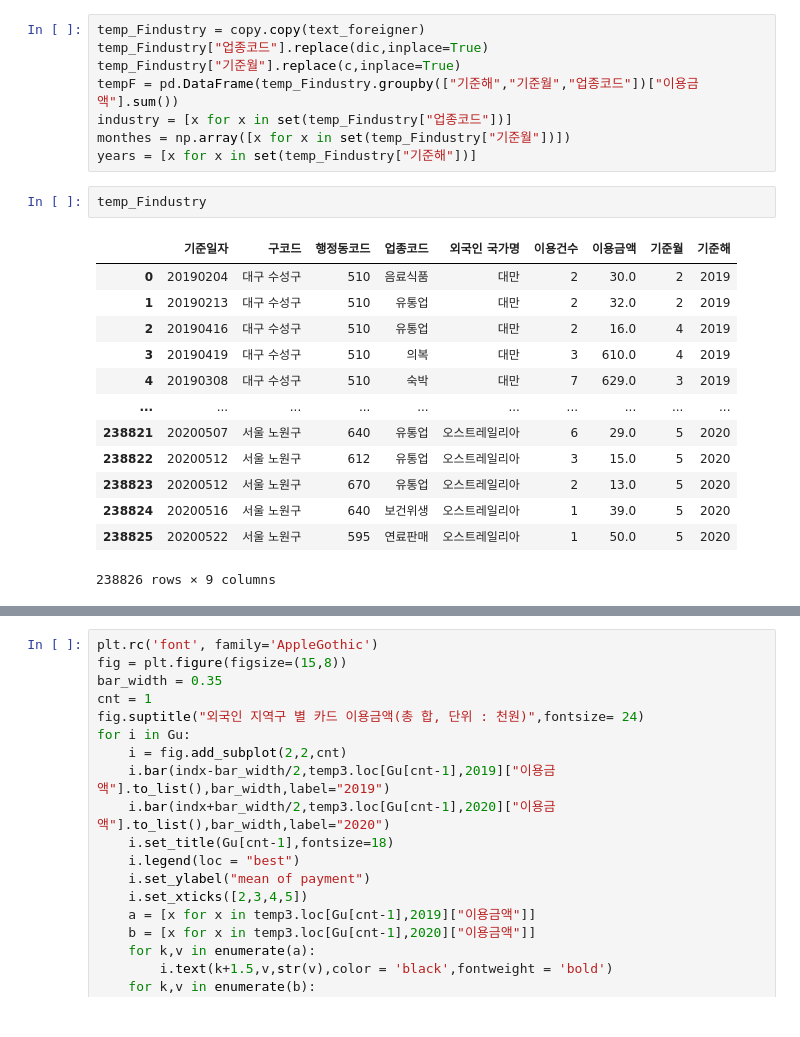
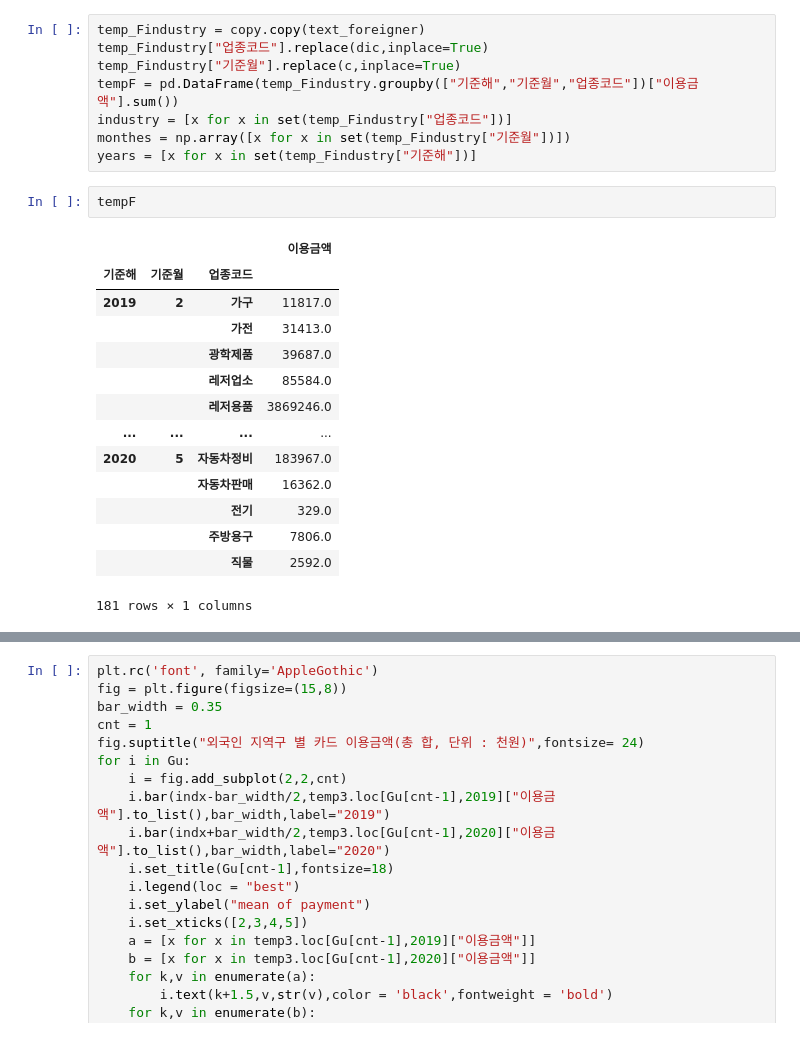
Before and after one commit to Kimdongui/Algorithm, a Jupyter notebook: 카드 데이터 파싱.ipynb, the cells around one changed output, grey strips where cells are left out. Saved outputs shown, nothing was run; the diff lists cells and outputs as text.

```diff
--- a/카드 데이터 파싱.ipynb
+++ b/카드 데이터 파싱.ipynb
@@ -462,19 +462,20 @@ tempF = pd.DataFrame(temp_Findustry.groupby(["기준해","기준월","업종코
 industry = [x for x in set(temp_Findustry["업종코드"])]
 monthes = np.array([x for x in set(temp_Findustry["기준월"])])
 years = [x for x in set(temp_Findustry["기준해"])]
-# %%
-temp_Findustry
-# %% [output]
-|  | 기준일자 | 구코드 | 행정동코드 | 업종코드 | 외국인 국가명 | 이용건수 | 이용금액 | 기준월 | 기준해 |
-| 0 | 20190204 | 대구 수성구 | 510 | 음료식품 | 대만 | 2 | 30.0 | 2 | 2019 |
-| 1 | 20190213 | 대구 수성구 | 510 | 유통업 | 대만 | 2 | 32.0 | 2 | 2019 |
-| 2 | 20190416 | 대구 수성구 | 510 | 유통업 | 대만 | 2 | 16.0 | 4 | 2019 |
-| 3 | 20190419 | 대구 수성구 | 510 | 의복 | 대만 | 3 | 610.0 | 4 | 2019 |
-| 4 | 20190308 | 대구 수성구 | 510 | 숙박 | 대만 | 7 | 629.0 | 3 | 2019 |
-| ... | ... | ... | ... | ... | ... | ... | ... | ... | ... |
-| 238821 | 20200507 | 서울 노원구 | 640 | 유통업 | 오스트레일리아 | 6 | 29.0 | 5 | 2020 |
-| 238822 | 20200512 | 서울 노원구 | 612 | 유통업 | 오스트레일리아 | 3 | 15.0 | 5 | 2020 |
-| 238823 | 20200512 | 서울 노원구 | 670 | 유통업 | 오스트레일리아 | 2 | 13.0 | 5 | 2020 |
-| 238824 | 20200516 | 서울 노원구 | 640 | 보건위생 | 오스트레일리아 | 1 | 39.0 | 5 | 2020 |
-| 238825 | 20200522 | 서울 노원구 | 595 | 연료판매 | 오스트레일리아 | 1 | 50.0 | 5 | 2020 |
-238826 rows × 9 columns
+# %%
+tempF
+# %% [output]
+|  |  |  | 이용금액 |
+| 기준해 | 기준월 | 업종코드 |  |
+| 2019 | 2 | 가구 | 11817.0 |
+|  |  | 가전 | 31413.0 |
+|  |  | 광학제품 | 39687.0 |
+|  |  | 레저업소 | 85584.0 |
+|  |  | 레저용품 | 3869246.0 |
+| ... | ... | ... | ... |
+| 2020 | 5 | 자동차정비 | 183967.0 |
+|  |  | 자동차판매 | 16362.0 |
+|  |  | 전기 | 329.0 |
+|  |  | 주방용구 | 7806.0 |
+|  |  | 직물 | 2592.0 |
+181 rows × 1 columns
```
Also changed, not shown: parts of 5 cells of this notebook.
